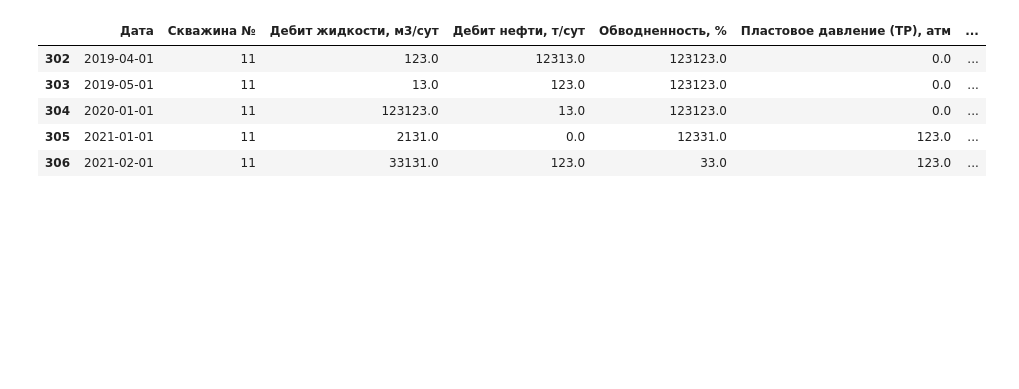
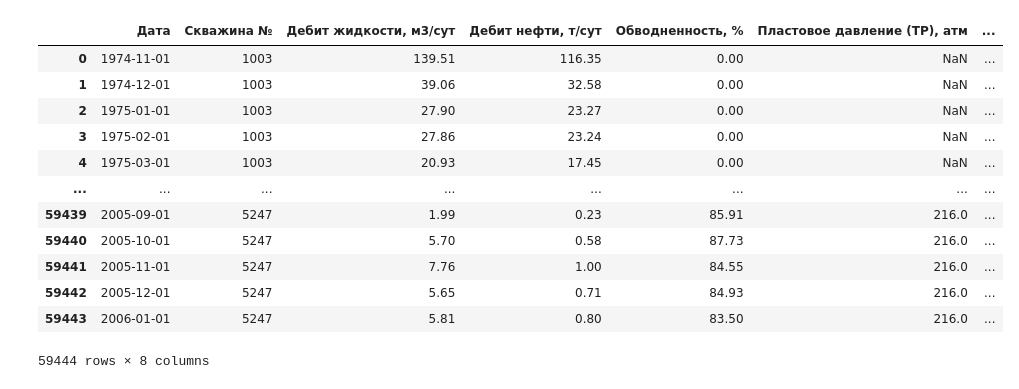
Before and after one commit to lybmvvs/gazpromapp, a Jupyter notebook: work.ipynb, the cells around one changed output. Cells and saved outputs as stored; diff of their text form; code cells hidden in the pictures; blank space fills up the shorter version.

```diff
--- a/work.ipynb
+++ b/work.ipynb
@@ -1,15 +1,22 @@
 # %%
 import pandas as pd
 import numpy as np
 import datetime
 
-data = pd.read_excel('TYLE.xlsx', sheet_name='ГРП')
-dummy = pd.read_excel('TYLE.xlsx', sheet_name='МЭР')
-dummy.tail()
+data = pd.read_excel('last.xlsx', sheet_name='ГРП')
+dummy = pd.read_excel('last.xlsx', sheet_name='МЭР')
+dummy
 # %% [output]
 |  | Дата | Скважина № | Дебит жидкости, м3/сут | Дебит нефти, т/сут | Обводненность, % | Пластовое давление (ТР), атм | ... |
-| 302 | 2019-04-01 | 11 | 123.0 | 12313.0 | 123123.0 | 0.0 | ... |
-| 303 | 2019-05-01 | 11 | 13.0 | 123.0 | 123123.0 | 0.0 | ... |
-| 304 | 2020-01-01 | 11 | 123123.0 | 13.0 | 123123.0 | 0.0 | ... |
-| 305 | 2021-01-01 | 11 | 2131.0 | 0.0 | 12331.0 | 123.0 | ... |
-| 306 | 2021-02-01 | 11 | 33131.0 | 123.0 | 33.0 | 123.0 | ... |
+| 0 | 1974-11-01 | 1003 | 139.51 | 116.35 | 0.00 | NaN | ... |
+| 1 | 1974-12-01 | 1003 | 39.06 | 32.58 | 0.00 | NaN | ... |
+| 2 | 1975-01-01 | 1003 | 27.90 | 23.27 | 0.00 | NaN | ... |
+| 3 | 1975-02-01 | 1003 | 27.86 | 23.24 | 0.00 | NaN | ... |
+| 4 | 1975-03-01 | 1003 | 20.93 | 17.45 | 0.00 | NaN | ... |
+| ... | ... | ... | ... | ... | ... | ... | ... |
+| 59439 | 2005-09-01 | 5247 | 1.99 | 0.23 | 85.91 | 216.0 | ... |
+| 59440 | 2005-10-01 | 5247 | 5.70 | 0.58 | 87.73 | 216.0 | ... |
+| 59441 | 2005-11-01 | 5247 | 7.76 | 1.00 | 84.55 | 216.0 | ... |
+| 59442 | 2005-12-01 | 5247 | 5.65 | 0.71 | 84.93 | 216.0 | ... |
+| 59443 | 2006-01-01 | 5247 | 5.81 | 0.80 | 83.50 | 216.0 | ... |
+59444 rows × 8 columns
```
Also changed, not shown: parts of 10 cells of this notebook, 1 other file.
